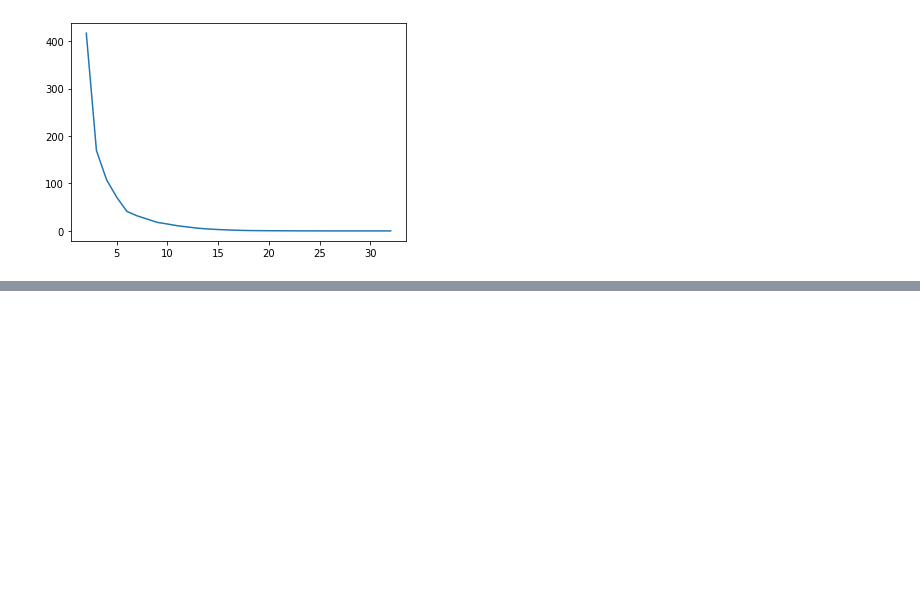
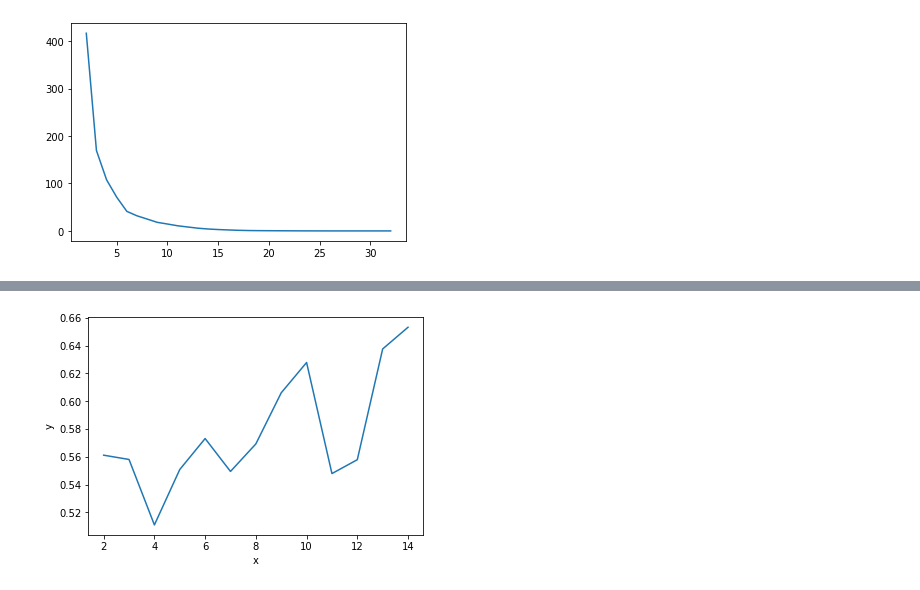
Before and after one commit to amithsbhat/machinelearning, a Jupyter notebook: k-means-2.ipynb, the cells around one changed output, grey strips where cells are left out. Saved outputs shown, nothing was run; the diff lists cells and outputs as text; code cells hidden in the pictures; blank space fills up the shorter version.

```diff
--- a/k-means-2.ipynb
+++ b/k-means-2.ipynb
@@ -232,3 +232,17 @@ pyplot.show()
 #Using the Elbow method, what would be a good value of k?
 # %% [output]
 [figure]
+# %%
+from  sklearn.metrics import silhouette_score
+
+# Let's loop through a few ranges
+sil_scores = []
+
+for k in range(2, 15):
+    kmeans = KMeans(n_clusters=k)
+    kmeans.fit(x)
+    y_pred = kmeans.predict(x)
+    sil_score = silhouette_score (x, y_pred)
+    tmp = {'x': k, 'y': sil_score}
+    sil_scores.append(tmp)
+    print ("silhoutte_score : ", sil_score)
@@ -234,0 +263,8 @@ pyplot.show()
+# %%
+import pandas as pd
+df = pd.DataFrame(sil_scores)
+import seaborn as sns
+sns.lineplot(x ='x', y='y', data=df )
+pyplot.show()
+# %% [output]
+[figure, added]
```
Also changed, not shown: parts of 2 cells of this notebook.
